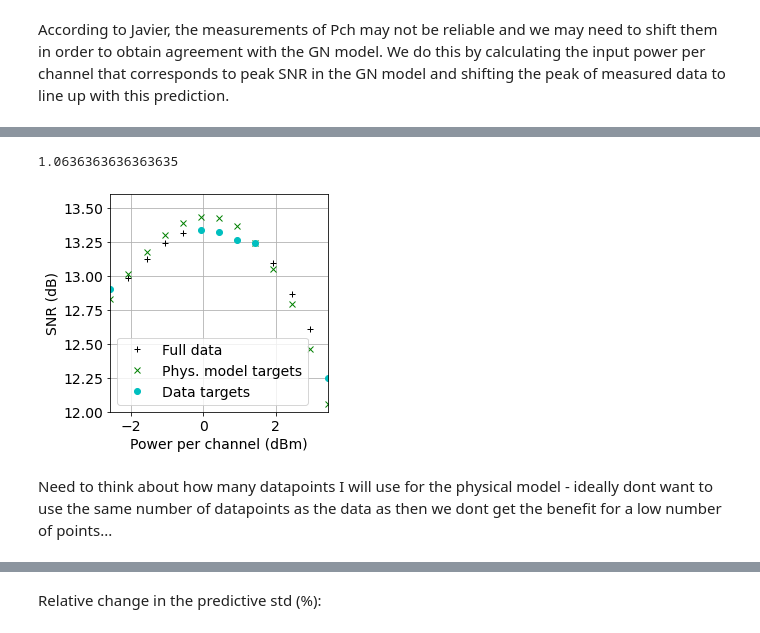
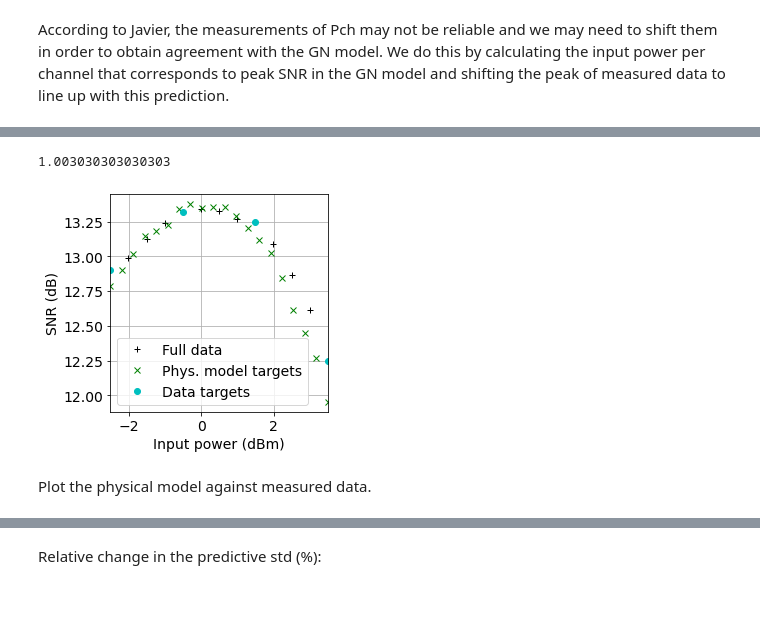
Before and after one commit to joshnevin/physics_enhanced_GPs, a Jupyter notebook: GN_model_enhanced_GPs_comp.ipynb, the cells around one changed output, grey strips where cells are left out. Saved outputs shown, nothing was run; the diff lists cells and outputs as text; code cells hidden in the pictures; blank space fills up the shorter version.

```diff
--- a/GN_model_enhanced_GPs_comp.ipynb
+++ b/GN_model_enhanced_GPs_comp.ipynb
@@ -40,8 +40,8 @@ plt.show()
 # %% [output]
 [figure]
 # %%
-snr_sub = np.array([snr[0], snr[5], snr[6], snr[7], snr[8],  snr[-1]])
-pch_sub = np.array([pch[0], pch[5], pch[6], pch[7], pch[8],  pch[-1]])
+snr_sub = np.array([snr[0], snr[5], snr[6], snr[7],  snr[-1]])
+pch_sub = np.array([pch[0], pch[5], pch[6], pch[7],  pch[-1]])
 plt.plot(pch, snr, 'b.', label='Full Data')
 plt.plot(pch_sub, snr_sub, 'r+', label='Subset')
 plt.xlabel("Power per channel (dBm)")
@@ -55,6 +55,6 @@ plt.show()
 # %%
 #phys_model = GN_model(100, 1550, 1, 0.78, 18, 0.18, 35, 40.2, 50, 5.5, 10, 16.5)
 #phys_model = GN_model(100, 1550, 1, 0.78, 18, 0.18, 35, 40.2, 50, 4.3, 10, 16)
-phys_model = GN_model(100, 1550, 1, 0.78, 18, 0.174, 35, 40.2, 50, 5, 10, 16)
+phys_model = GN_model(100, 1550, 1, 0.78, 18, 0.174, 35, 40.2, 50, 5.2, 10, 16)
 # %% [markdown]
 According to Javier, the measurements of Pch may not be reliable and we may need to shift them in order to obtain agreement with the GN model. We do this by calculating the input power per channel that corresponds to peak SNR in the GN model and shifting the peak of measured data to line up with this prediction.
@@ -61,10 +83,16 @@ According to Javier, the measurements of Pch may not be reliable and we may need
+# %%
+num_pts_phys = 20
+npp2 = int(num_pts_phys/2)
 # %%
 pch_gn = np.linspace(pch[0], pch[-1], 100)
 emp_pk = 1.2
 pch_sub_shifted = pch_sub - (emp_pk - pch_gn[np.argmax(phys_model.predict_snr(pch_gn))])
 pch_shifted = pch - (emp_pk - pch_gn[np.argmax(phys_model.predict_snr(pch_gn))])
-pch_gn_shifted = np.linspace(pch_shifted[0], pch_shifted[-1], 13)
-snr_phys = phys_model.predict_snr(pch_gn_shifted).reshape(-1,1)
+pch_gn_shifted = np.linspace(pch_shifted[0], pch_shifted[-1], num_pts_phys)
+# a = np.linspace(pch_shifted[1], pch_shifted[4], npp2)
+# b = np.linspace(pch_shifted[9], pch_shifted[-2], npp2)
+# pch_gn_shifted = np.concatenate((a, b), axis=0)
+snr_phys = (phys_model.predict_snr(pch_gn_shifted) + np.random.normal(0, 0.03, len(pch_gn_shifted)) ).reshape(-1,1)
 print((emp_pk - pch_gn[np.argmax(phys_model.predict_snr(pch_gn))]))
 # %% [output]
-1.0636363636363635
+1.003030303030303
@@ -71,20 +105,20 @@ print((emp_pk - pch_gn[np.argmax(phys_model.predict_snr(pch_gn))]))
 # %%
 f, ax = plt.subplots()
 plt.plot(pch_shifted, snr, 'k+', label='Full data')
 plt.plot(pch_gn_shifted, snr_phys, 'gx', label='Phys. model targets')
 plt.plot(pch_sub_shifted, snr_sub, 'co', label='Data targets')
 plt.xlim([pch_shifted[0], pch_shifted[-1]])
 #plt.yticks([10,10.5,11,11.5,12, 12.5, 13, 13.5])
-plt.ylim([12, 13.6])
-plt.xlabel("Power per channel (dBm)")
+#plt.ylim([12, 13.6])
+plt.xlabel("Input power (dBm)")
 plt.ylabel("SNR (dB)")
 plt.legend()
 plt.grid()
 f.patch.set_facecolor('w')
 ax.set_aspect(1.0/ax.get_data_ratio(), adjustable='box')
 #plt.savefig('figures/powershifted_gn_comparison.pdf', dpi=200,bbox_inches='tight')
 plt.show()
 # %% [output]
-[figure, old version]
+[figure, new version]
 # %% [markdown]
-Need to think about how many datapoints I will use for the physical model - ideally dont want to use the same number of datapoints as the data as then we dont get the benefit for a low number of points...
+Plot the physical model against measured data.
```
Also changed, not shown: parts of 14 cells of this notebook, 3 other files.
